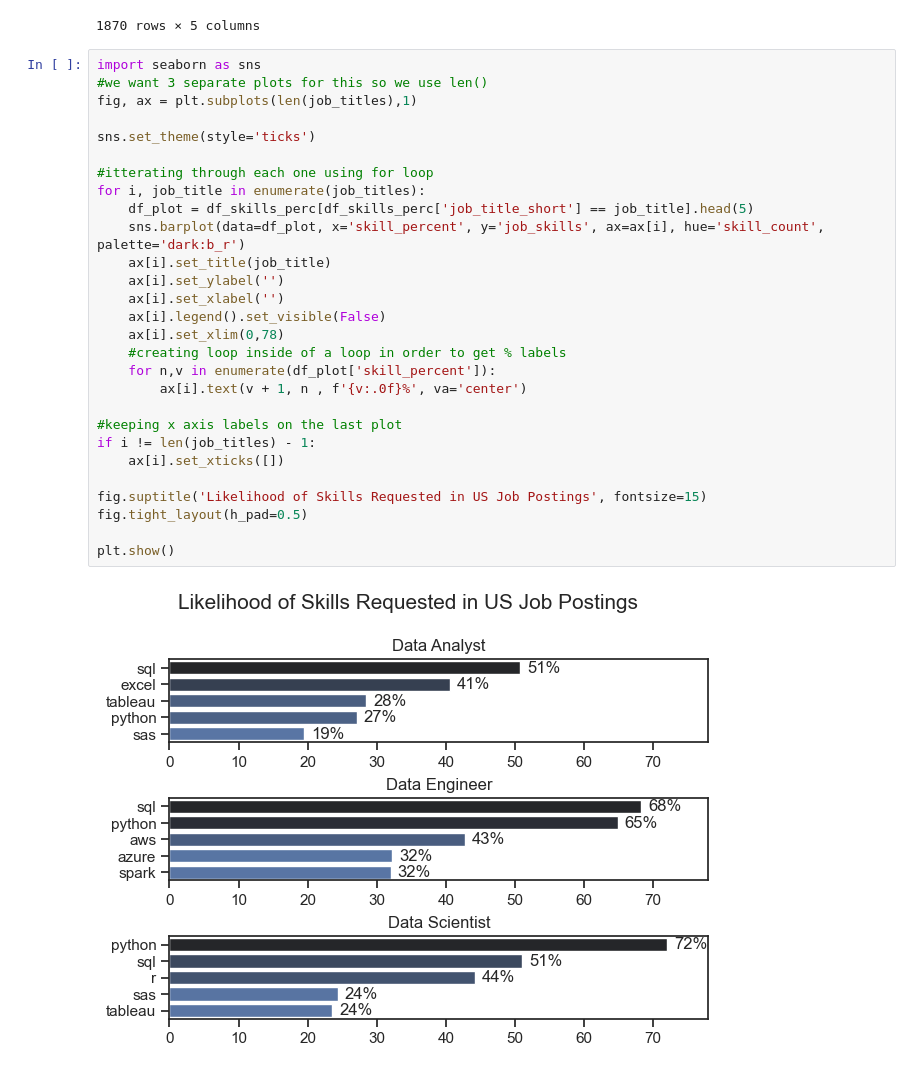
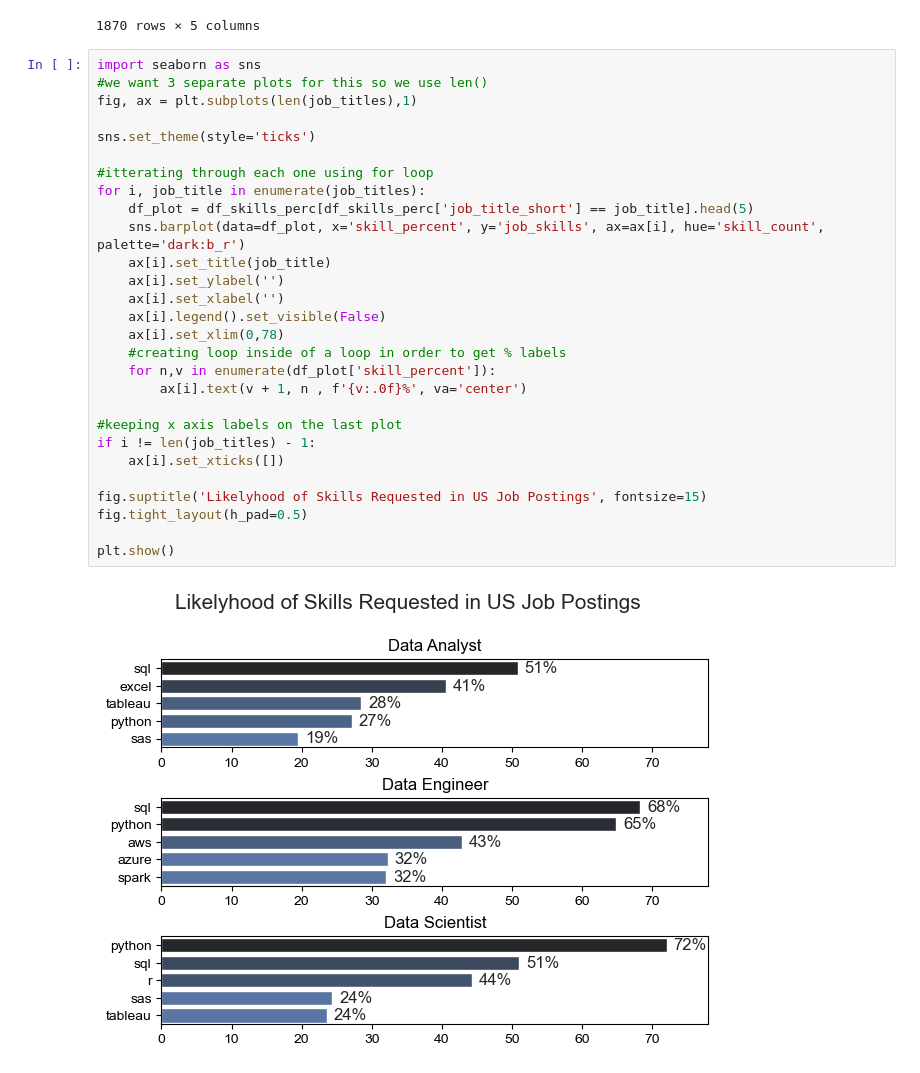
Before and after one commit to NikVidakovic/Job_Analisys_Python, a Jupyter notebook: 3_Project/2_Skills_Demand.ipynb, the cells around one changed output. Drawn from its saved outputs; the diff is of its cells as text.

```diff
--- a/3_Project/2_Skills_Count.ipynb
+++ b/3_Project/2_Skills_Demand.ipynb
@@ -129,30 +129,30 @@ df_skills_perc
 # %%
 import seaborn as sns
 #we want 3 separate plots for this so we use len()
 fig, ax = plt.subplots(len(job_titles),1)
 
 sns.set_theme(style='ticks')
 
 #itterating through each one using for loop
 for i, job_title in enumerate(job_titles):
     df_plot = df_skills_perc[df_skills_perc['job_title_short'] == job_title].head(5)
     sns.barplot(data=df_plot, x='skill_percent', y='job_skills', ax=ax[i], hue='skill_count', palette='dark:b_r')
     ax[i].set_title(job_title)
     ax[i].set_ylabel('')
     ax[i].set_xlabel('')
     ax[i].legend().set_visible(False)
     ax[i].set_xlim(0,78)
     #creating loop inside of a loop in order to get % labels
     for n,v in enumerate(df_plot['skill_percent']):
         ax[i].text(v + 1, n , f'{v:.0f}%', va='center')
 
 #keeping x axis labels on the last plot
 if i != len(job_titles) - 1:
     ax[i].set_xticks([])
 
-fig.suptitle('Likelihood of Skills Requested in US Job Postings', fontsize=15)
+fig.suptitle('Likelyhood of Skills Requested in US Job Postings', fontsize=15)
 fig.tight_layout(h_pad=0.5)
 
 plt.show()
 # %% [output]
-[figure, old version]
+[figure, new version]
```
Also changed, not shown: 9 other files.
